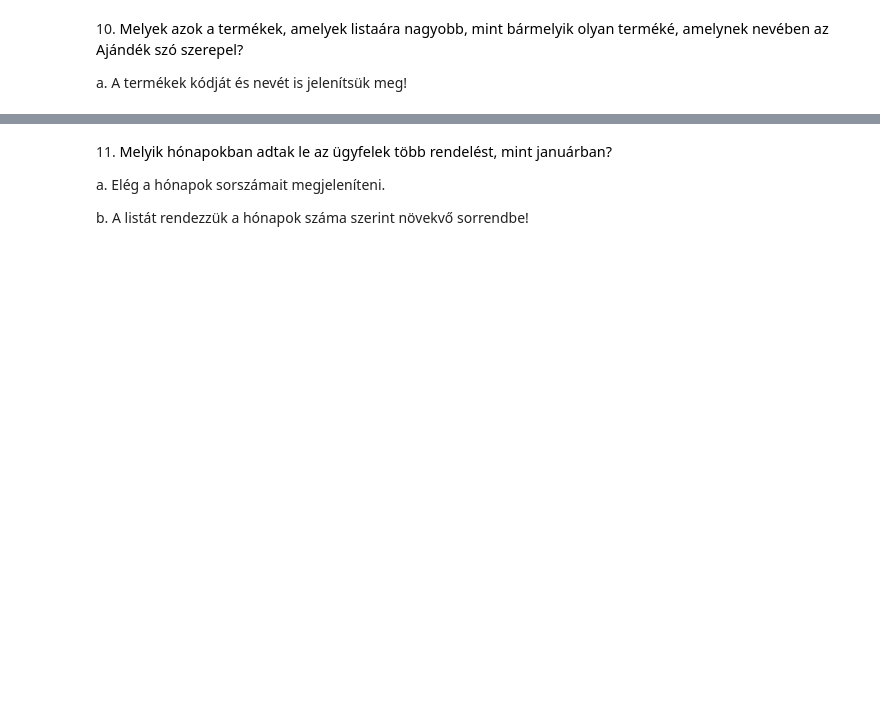
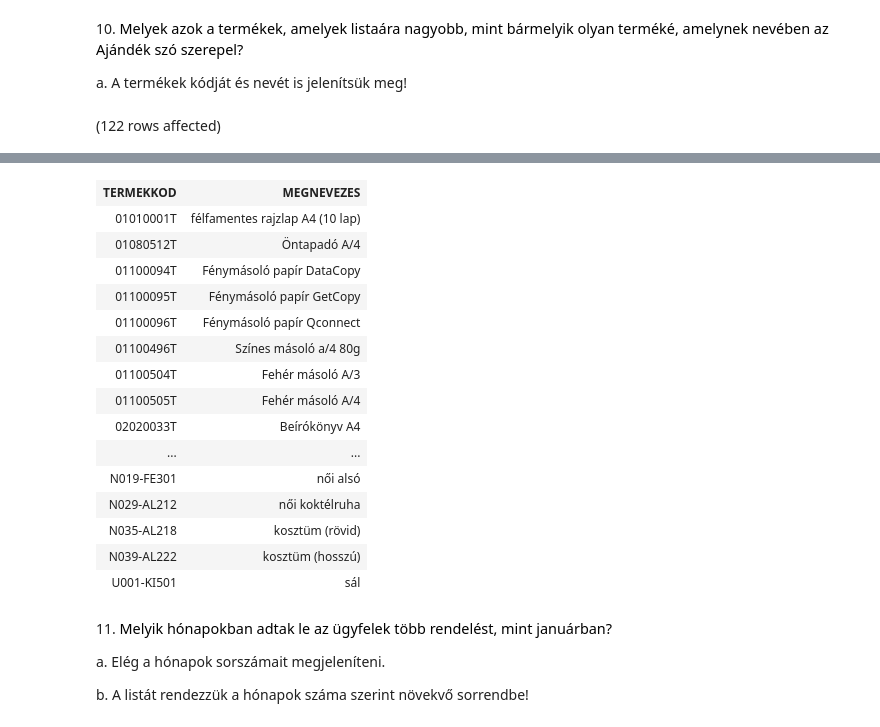
Before and after one commit to meglehetosen/sql1, a Jupyter notebook: gyakorlat06_feladatok.ipynb, the cells around one changed output, grey strips where cells are left out. Cells and saved outputs as stored; diff of their text form; code cells hidden in the pictures; blank space fills up the shorter version.

```diff
--- a/gyakorlat06_feladatok.ipynb
+++ b/gyakorlat06_feladatok.ipynb
@@ -178,3 +249,9 @@ a. Csak a raktár(ak) neve jelenjen meg!
 10. <span style="background-color: rgb(255, 255, 255); color: rgb(0, 0, 0); font-family: &quot;Open Sans&quot;, sans-serif; font-size: 14.44px;">Melyek azok a termékek, amelyek listaára nagyobb, mint bármelyik olyan terméké, amelynek nevében az Ajándék szó szerepel?&nbsp;</span>
 
 a. A termékek kódját és nevét is jelenítsük meg!
+# %%
+select t.TERMEKKOD, t.MEGNEVEZES
+from Termek t
+WHERE t.LISTAAR > ALL (select t2.LISTAAR from Termek t2 WHERE t2.MEGNEVEZES LIKE '%Ajándék%')
+# %% [output]
+(122 rows affected)
@@ -181,3 +259,19 @@ a. A termékek kódját és nevét is jelenítsük meg!
+| TERMEKKOD | MEGNEVEZES |
+| 01010001T | félfamentes rajzlap A4 (10 lap) |
+| 01080512T | Öntapadó A/4 |
+| 01100094T | Fénymásoló papír DataCopy |
+| 01100095T | Fénymásoló papír GetCopy |
+| 01100096T | Fénymásoló papír Qconnect |
+| 01100496T | Színes másoló a/4 80g |
+| 01100504T | Fehér másoló A/3 |
+| 01100505T | Fehér másoló A/4 |
+| 02020033T | Beírókönyv A4 |
+| ... | ... |
+| N019-FE301 | női alsó |
+| N029-AL212 | női koktélruha |
+| N035-AL218 | kosztüm (rövid) |
+| N039-AL222 | kosztüm (hosszú) |
+| U001-KI501 | sál |
 # %% [markdown]
 11. <span style="background-color: rgb(255, 255, 255); color: rgb(0, 0, 0); font-family: &quot;Open Sans&quot;, sans-serif; font-size: 14.44px;">Melyik hónapokban adtak le az ügyfelek több rendelést, mint januárban?&nbsp;</span>
 
```
Also changed, not shown: parts of 8 cells of this notebook.
